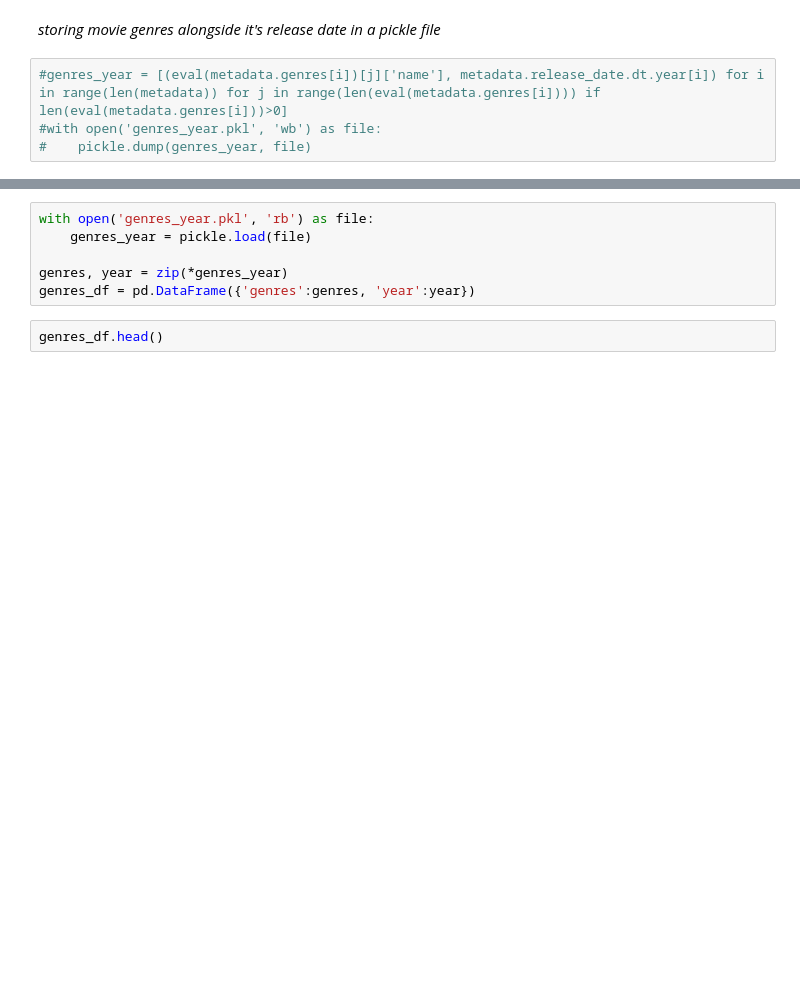
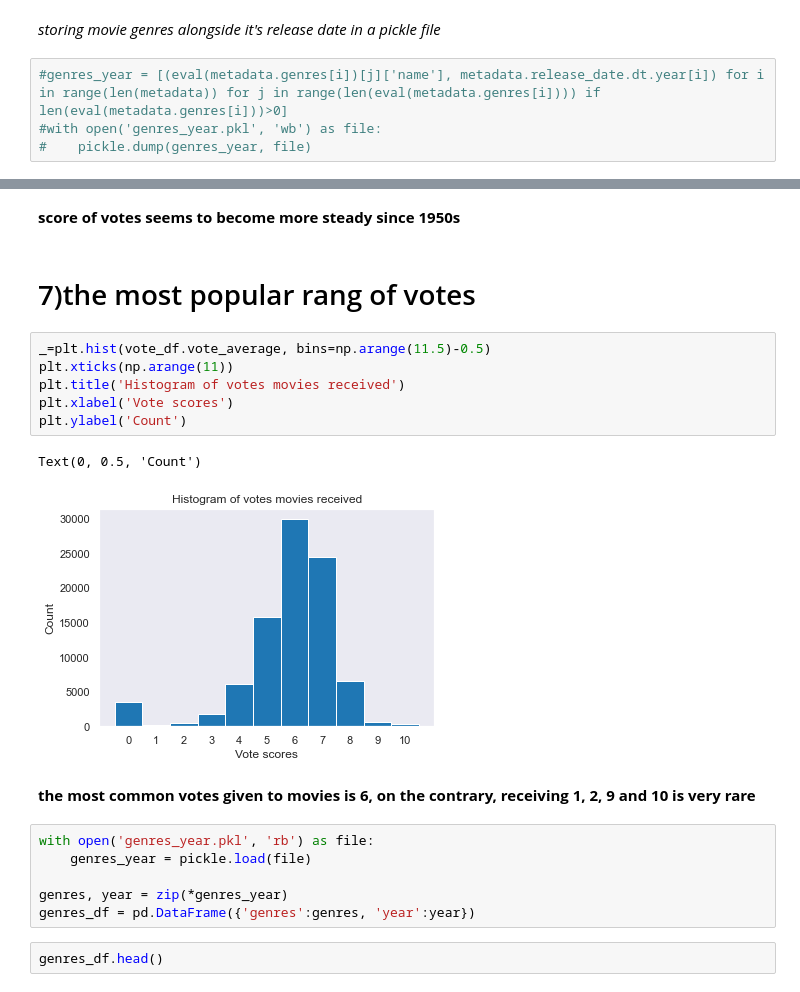
Before and after one commit to amir2520/Springboard, a Jupyter notebook: Capstone Project 1/Exploratory Data Analysis.ipynb, the cells around one changed output, grey strips where cells are left out. Cells and saved outputs as stored; diff of their text form; blank space fills up the shorter version.

```diff
--- a/Capstone Project 1/Exploratory Data Analysis.ipynb
+++ b/Capstone Project 1/Exploratory Data Analysis.ipynb
@@ -175,3 +220,18 @@ plt.grid(True)
+# %% [markdown]
+**score of votes seems to become more steady since 1950s**
+# %% [markdown]
+# 7)the most popular rang of votes
+# %%
+_=plt.hist(vote_df.vote_average, bins=np.arange(11.5)-0.5)
+plt.xticks(np.arange(11))
+plt.title('Histogram of votes movies received')
+plt.xlabel('Vote scores')
+plt.ylabel('Count')
+# %% [output]
+Text(0, 0.5, 'Count')
+[figure, added]
+# %% [markdown]
+**the most common votes given to movies is 6, on the contrary, receiving 1, 2, 9 and 10 is very rare**
 # %%
 with open('genres_year.pkl', 'rb') as file:
     genres_year = pickle.load(file)
```
Also changed, not shown: parts of 16 cells of this notebook.
